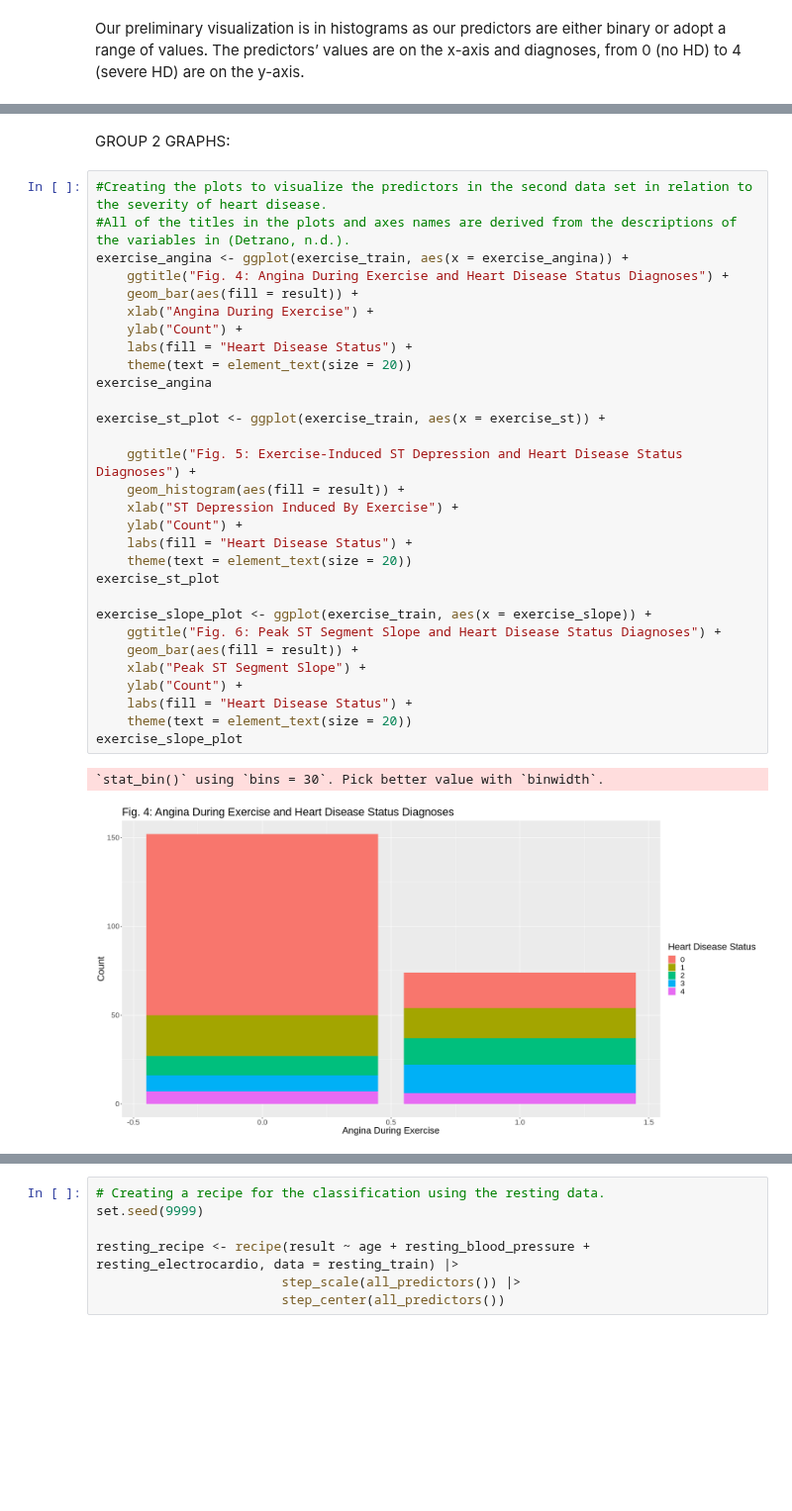
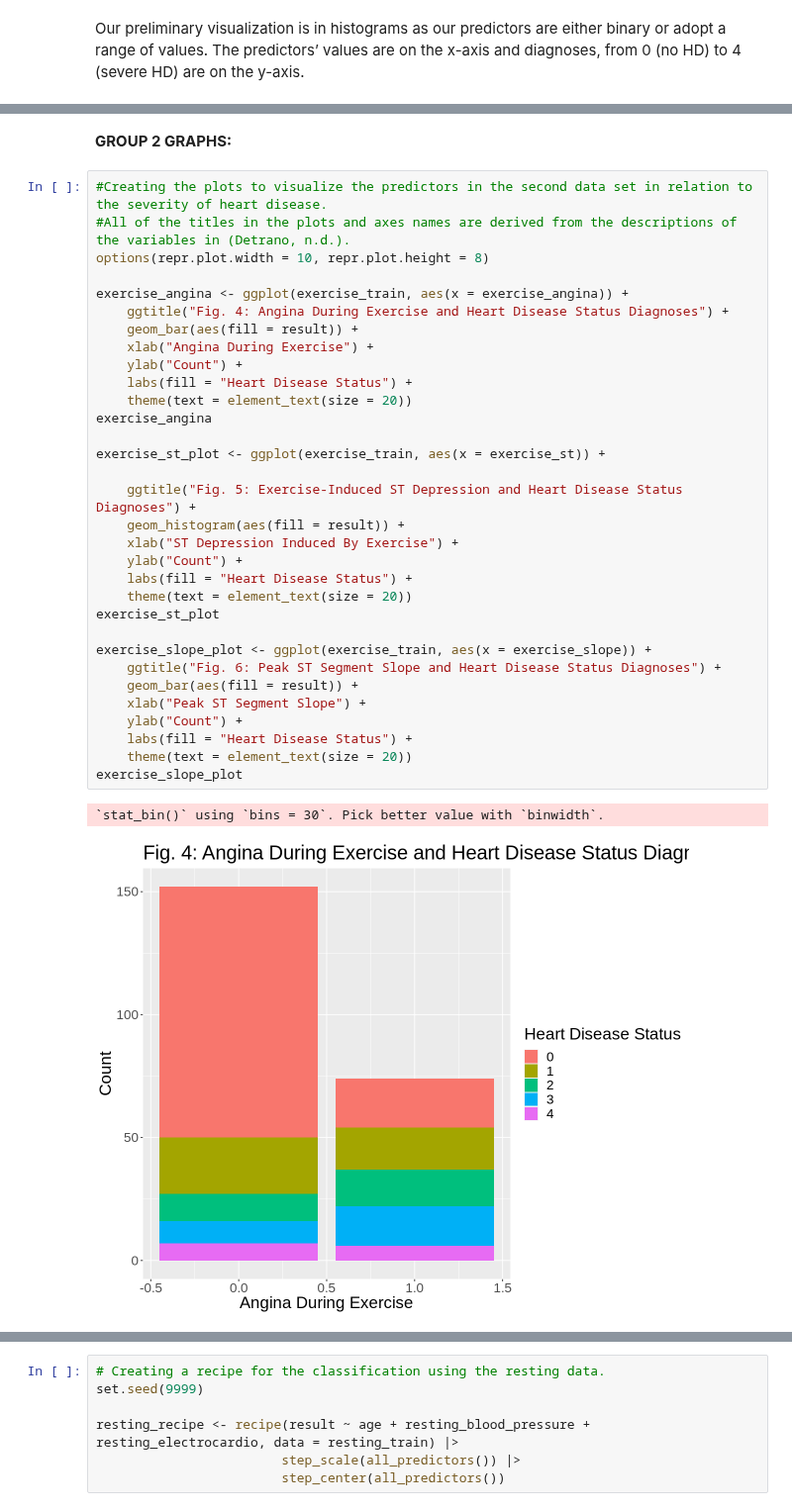
Before and after one commit to chenjerry623/DSCI100-Group17-Project, a Jupyter notebook: Group-17-Project.ipynb, the cells around one changed output, grey strips where cells are left out. Shown at 99% size. Drawn from its saved outputs; the diff is of its cells as text; blank space fills up the shorter version.

```diff
--- a/Group-17-Project.ipynb
+++ b/Group-17-Project.ipynb
@@ -166,35 +138,37 @@ resting_electro_plot
 # %% [markdown]
-GROUP 2 GRAPHS:
+<b>GROUP 2 GRAPHS:</b>
 # %%
 #Creating the plots to visualize the predictors in the second data set in relation to the severity of heart disease.
 #All of the titles in the plots and axes names are derived from the descriptions of the variables in (Detrano, n.d.).
+options(repr.plot.width = 10, repr.plot.height = 8)
+
 exercise_angina <- ggplot(exercise_train, aes(x = exercise_angina)) +
     ggtitle("Fig. 4: Angina During Exercise and Heart Disease Status Diagnoses") +
     geom_bar(aes(fill = result)) +
     xlab("Angina During Exercise") +
     ylab("Count") +
     labs(fill = "Heart Disease Status") +
     theme(text = element_text(size = 20))
 exercise_angina
 
 exercise_st_plot <- ggplot(exercise_train, aes(x = exercise_st)) +
 
     ggtitle("Fig. 5: Exercise-Induced ST Depression and Heart Disease Status Diagnoses") +
     geom_histogram(aes(fill = result)) +
     xlab("ST Depression Induced By Exercise") +
     ylab("Count") +
     labs(fill = "Heart Disease Status") +
     theme(text = element_text(size = 20))
 exercise_st_plot
 
 exercise_slope_plot <- ggplot(exercise_train, aes(x = exercise_slope)) +
     ggtitle("Fig. 6: Peak ST Segment Slope and Heart Disease Status Diagnoses") +
     geom_bar(aes(fill = result)) +
     xlab("Peak ST Segment Slope") +
     ylab("Count") +
     labs(fill = "Heart Disease Status") +
     theme(text = element_text(size = 20))
 exercise_slope_plot
 # %% [output]
 `stat_bin()` using `bins = 30`. Pick better value with `binwidth`.
-[figure, old version]
+[figure, new version]
```
Also changed, not shown: parts of 22 cells of this notebook.
